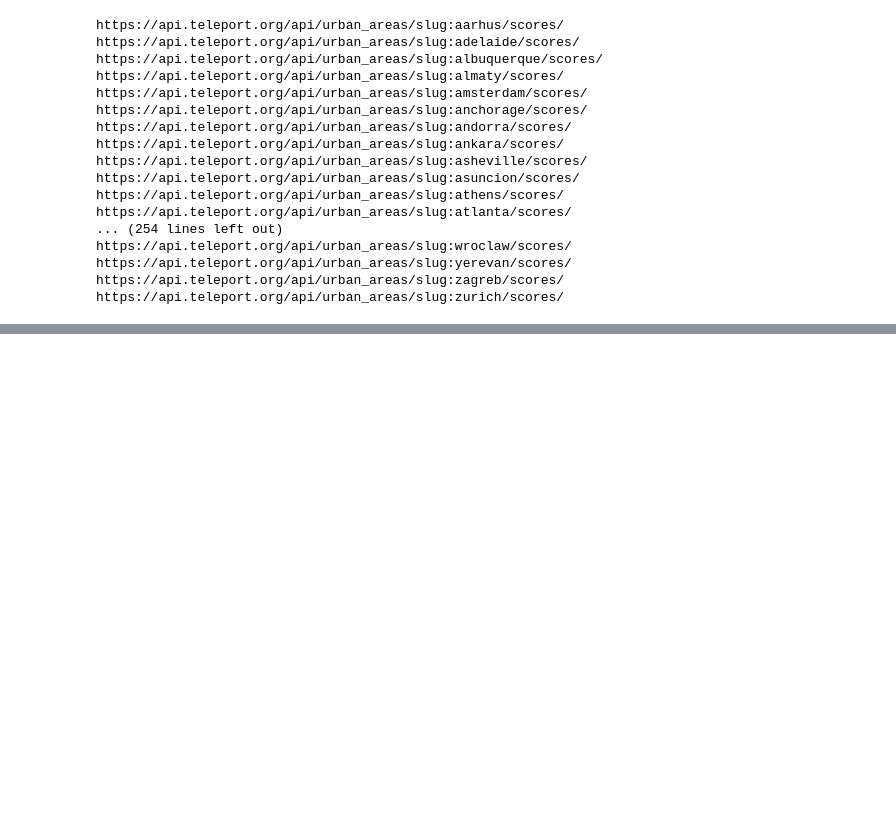
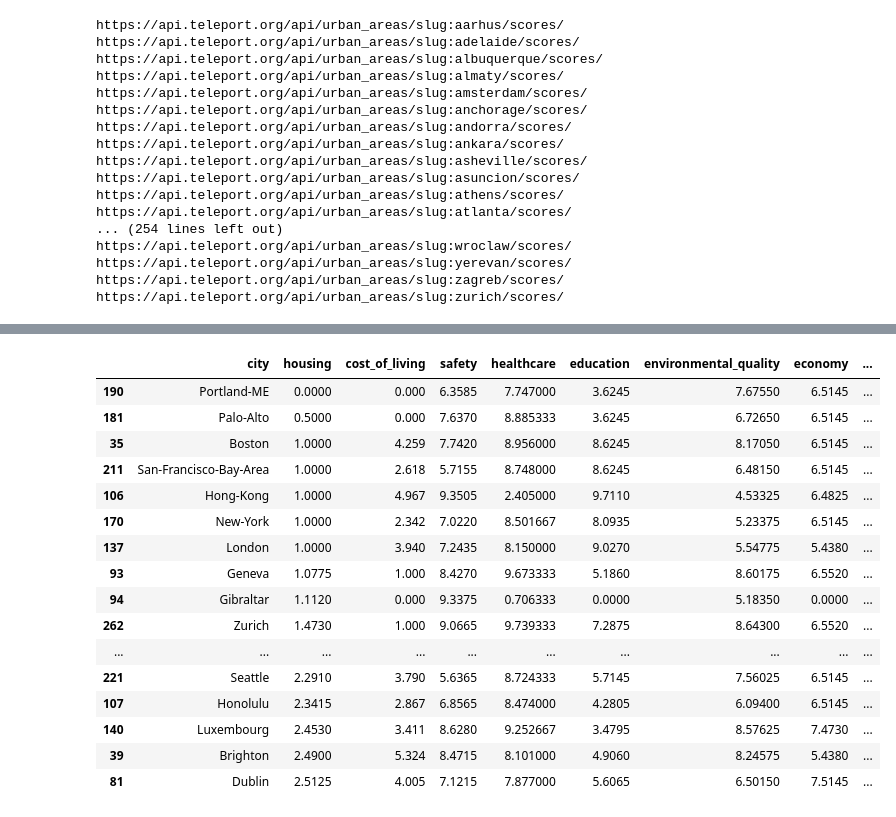
Before and after one commit to rdhuper/Project_Group_6, a Jupyter notebook: alex/Teleport_API_City_Collection.ipynb, the cells around one changed output, grey strips where cells are left out. Saved outputs shown, nothing was run; the diff lists cells and outputs as text; code cells hidden in the pictures; blank space fills up the shorter version.

```diff
--- a/alex/Teleport_API_City_Collection.ipynb
+++ b/alex/Teleport_API_City_Collection.ipynb
@@ -147,0 +160,23 @@ city_data.head(10)
+# %%
+# Sorting - housing, low to high
+housing_sort = city_data.sort_values(
+    ["housing"], ascending=True)
+housing_sort.head(20)
+# %% [output]
+|  | city | housing | cost_of_living | safety | healthcare | education | environmental_quality | economy | ... |
+| 190 | Portland-ME | 0.0000 | 0.000 | 6.3585 | 7.747000 | 3.6245 | 7.67550 | 6.5145 | ... |
+| 181 | Palo-Alto | 0.5000 | 0.000 | 7.6370 | 8.885333 | 3.6245 | 6.72650 | 6.5145 | ... |
+| 35 | Boston | 1.0000 | 4.259 | 7.7420 | 8.956000 | 8.6245 | 8.17050 | 6.5145 | ... |
+| 211 | San-Francisco-Bay-Area | 1.0000 | 2.618 | 5.7155 | 8.748000 | 8.6245 | 6.48150 | 6.5145 | ... |
+| 106 | Hong-Kong | 1.0000 | 4.967 | 9.3505 | 2.405000 | 9.7110 | 4.53325 | 6.4825 | ... |
+| 170 | New-York | 1.0000 | 2.342 | 7.0220 | 8.501667 | 8.0935 | 5.23375 | 6.5145 | ... |
+| 137 | London | 1.0000 | 3.940 | 7.2435 | 8.150000 | 9.0270 | 5.54775 | 5.4380 | ... |
+| 93 | Geneva | 1.0775 | 1.000 | 8.4270 | 9.673333 | 5.1860 | 8.60175 | 6.5520 | ... |
+| 94 | Gibraltar | 1.1120 | 0.000 | 9.3375 | 0.706333 | 0.0000 | 5.18350 | 0.0000 | ... |
+| 262 | Zurich | 1.4730 | 1.000 | 9.0665 | 9.739333 | 7.2875 | 8.64300 | 6.5520 | ... |
+| ... | ... | ... | ... | ... | ... | ... | ... | ... | ... |
+| 221 | Seattle | 2.2910 | 3.790 | 5.6365 | 8.724333 | 5.7145 | 7.56025 | 6.5145 | ... |
+| 107 | Honolulu | 2.3415 | 2.867 | 6.8565 | 8.474000 | 4.2805 | 6.09400 | 6.5145 | ... |
+| 140 | Luxembourg | 2.4530 | 3.411 | 8.6280 | 9.252667 | 3.4795 | 8.57625 | 7.4730 | ... |
+| 39 | Brighton | 2.4900 | 5.324 | 8.4715 | 8.101000 | 4.9060 | 8.24575 | 5.4380 | ... |
+| 81 | Dublin | 2.5125 | 4.005 | 7.1215 | 7.877000 | 5.6065 | 6.50150 | 7.5145 | ... |
```
Also changed, not shown: parts of 7 cells of this notebook.
